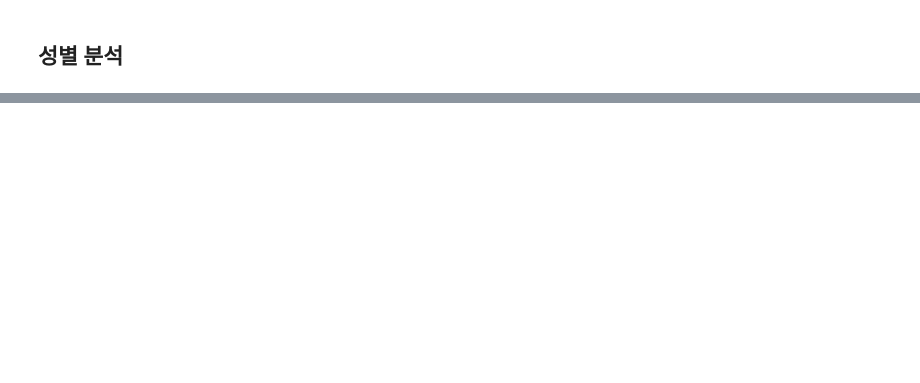
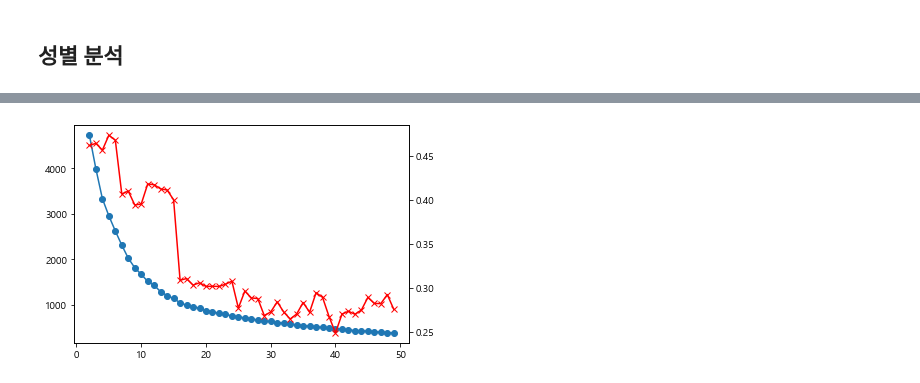
Before and after one commit to jun3599/finacial_-analysis, a Jupyter notebook: SinhanBankData.ipynb, the cells around one changed output, grey strips where cells are left out. Cells and saved outputs as stored; diff of their text form; code cells hidden in the pictures; blank space fills up the shorter version.

```diff
--- a/SinhanBankData.ipynb
+++ b/SinhanBankData.ipynb
@@ -452,0 +1220,40 @@ Map
+# %%
+from sklearn import metrics
+from sklearn.metrics import silhouette_score
+from numpy import unique
+
+distortions = []
+score = []
+for i in range(2, 50):
+    km = KMeans(n_clusters=i,
+                init='k-means++',
+                n_init=16,
+                max_iter= 512,
+                random_state=807)
+
+    y_hat = km.fit_predict(data)
+
+    clusters_km = unique(y_hat)
+    labels_km = km.labels_
+    score_km = metrics.silhouette_score(data,labels_km)
+
+    distortions.append(km.inertia_)
+    score.append(score_km)
+
+# plt.plot(range(2, 50), distortions, marker='o')
+# # plt.plot(range(2, 50), score, marker='o')
+# plt.xlabel('Number of clusters')
+# plt.ylabel('Distortion')
+# plt.tight_layout()
+# plt.show()
+
+
+
+fig, ax1 = plt.subplots()
+ax1.plot(range(2, 50), distortions, marker='o')
+ax2 = ax1.twinx()
+ax2.plot(range(2, 50), score, marker='x',color='red')
+
+plt.show()
+# %% [output]
+[figure, added]
```
Also changed, not shown: parts of 80 cells of this notebook.
